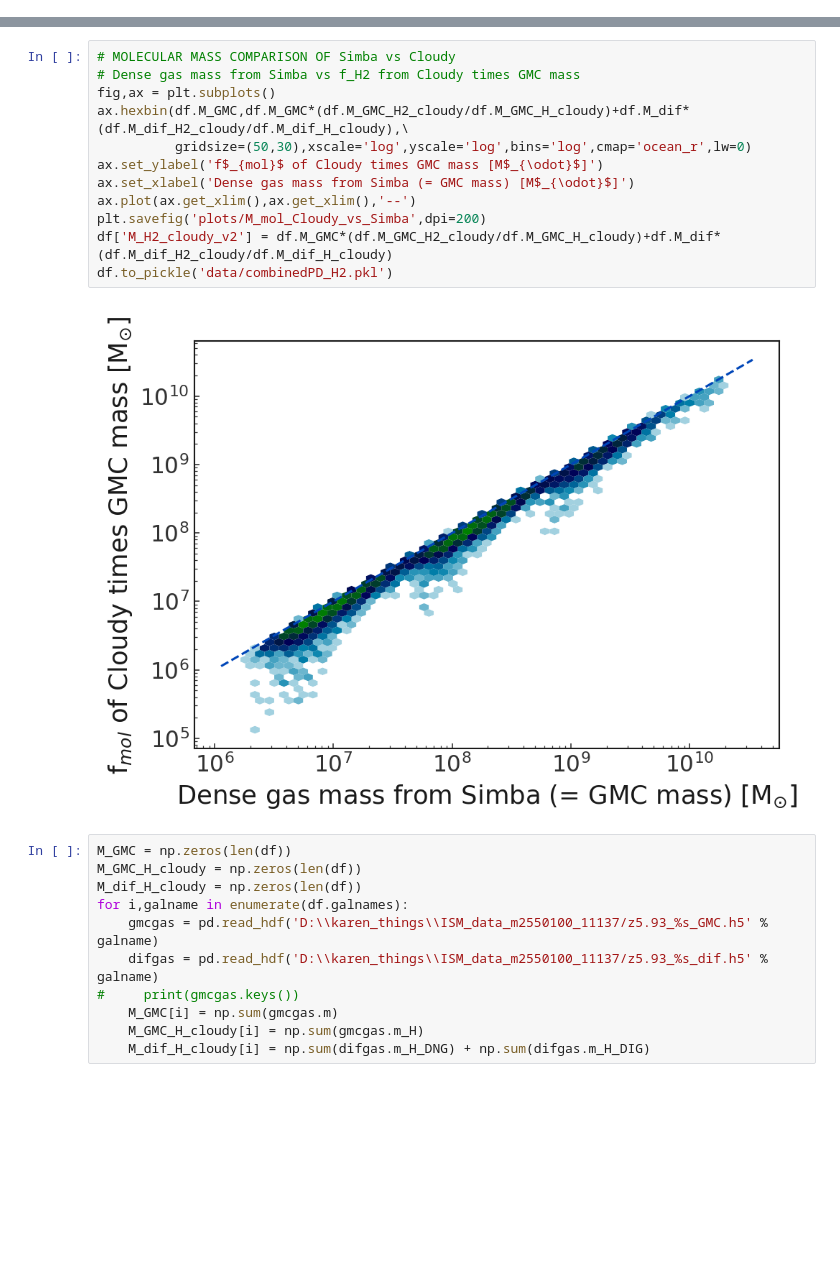
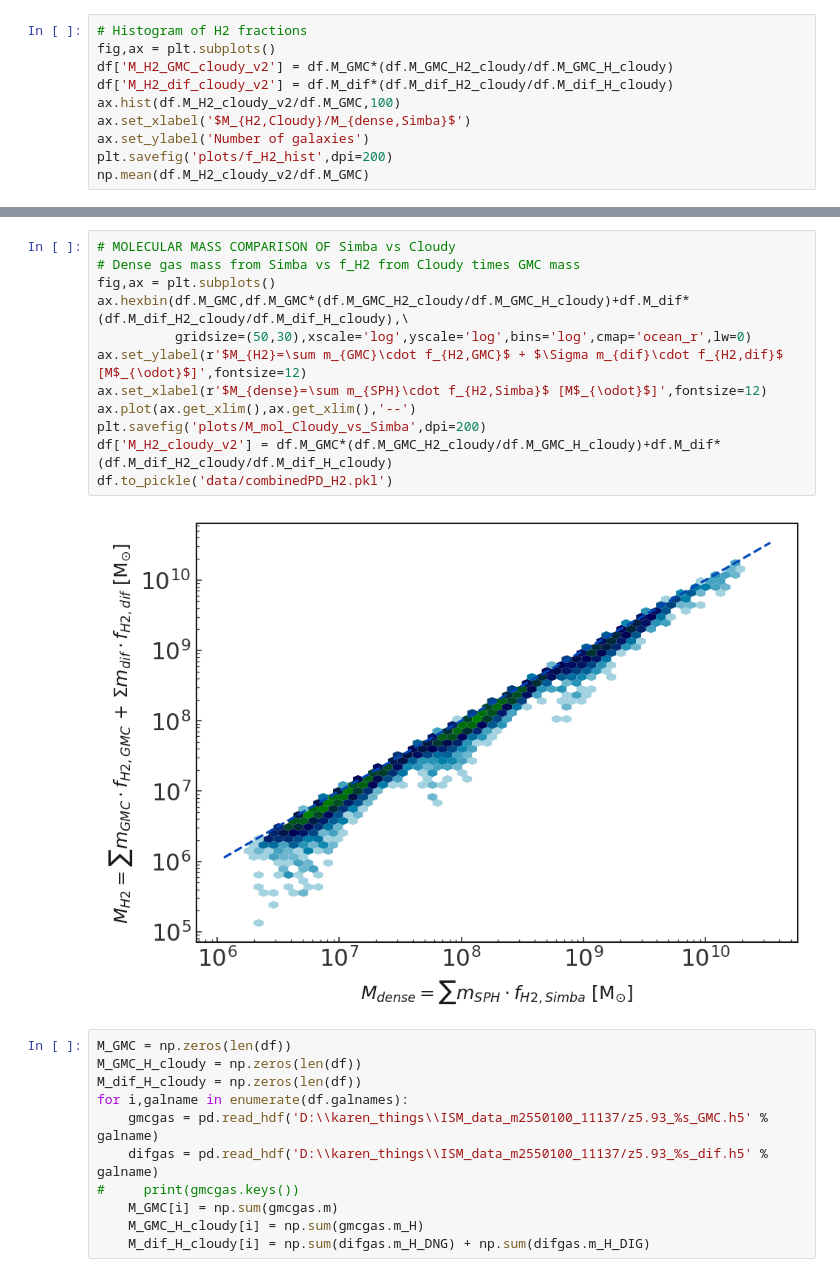
Before and after one commit to kpolsen/vizgan2020, a Jupyter notebook: H2 mass.ipynb, the cells around one changed output, grey strips where cells are left out. Drawn from its saved outputs; the diff is of its cells as text; blank space fills up the shorter version.

```diff
--- a/H2 mass.ipynb
+++ b/H2 mass.ipynb
@@ -32,0 +41,10 @@ Index(['GroupID', 'galnames', 'MBH', 'fedd', 'SFR_x', 'SFRSD_gasR_caesar',
+# %%
+# Histogram of H2 fractions
+fig,ax = plt.subplots()
+df['M_H2_GMC_cloudy_v2'] = df.M_GMC*(df.M_GMC_H2_cloudy/df.M_GMC_H_cloudy)
+df['M_H2_dif_cloudy_v2'] = df.M_dif*(df.M_dif_H2_cloudy/df.M_dif_H_cloudy)
+ax.hist(df.M_H2_cloudy_v2/df.M_GMC,100)
+ax.set_xlabel('$M_{H2,Cloudy}/M_{dense,Simba}$')
+ax.set_ylabel('Number of galaxies')
+plt.savefig('plots/f_H2_hist',dpi=200)
+np.mean(df.M_H2_cloudy_v2/df.M_GMC)
@@ -33,17 +54,17 @@ Index(['GroupID', 'galnames', 'MBH', 'fedd', 'SFR_x', 'SFRSD_gasR_caesar',
 # %%
 # MOLECULAR MASS COMPARISON OF Simba vs Cloudy
 # Dense gas mass from Simba vs f_H2 from Cloudy times GMC mass
 fig,ax = plt.subplots()
 ax.hexbin(df.M_GMC,df.M_GMC*(df.M_GMC_H2_cloudy/df.M_GMC_H_cloudy)+df.M_dif*(df.M_dif_H2_cloudy/df.M_dif_H_cloudy),\
           gridsize=(50,30),xscale='log',yscale='log',bins='log',cmap='ocean_r',lw=0)
-ax.set_ylabel('f$_{mol}$ of Cloudy times GMC mass [M$_{\odot}$]')
-ax.set_xlabel('Dense gas mass from Simba (= GMC mass) [M$_{\odot}$]')
+ax.set_ylabel(r'$M_{H2}=\sum m_{GMC}\cdot f_{H2,GMC}$ + $\Sigma m_{dif}\cdot f_{H2,dif}$ [M$_{\odot}$]',fontsize=12)
+ax.set_xlabel(r'$M_{dense}=\sum m_{SPH}\cdot f_{H2,Simba}$ [M$_{\odot}$]',fontsize=12)
 ax.plot(ax.get_xlim(),ax.get_xlim(),'--')
 plt.savefig('plots/M_mol_Cloudy_vs_Simba',dpi=200)
 df['M_H2_cloudy_v2'] = df.M_GMC*(df.M_GMC_H2_cloudy/df.M_GMC_H_cloudy)+df.M_dif*(df.M_dif_H2_cloudy/df.M_dif_H_cloudy)
 df.to_pickle('data/combinedPD_H2.pkl')
 # %% [output]
-[figure, old version]
+[figure, new version]
 # %%
 M_GMC = np.zeros(len(df))
 M_GMC_H_cloudy = np.zeros(len(df))
```
Also changed, not shown: parts of 3 cells of this notebook, 4 other files.
